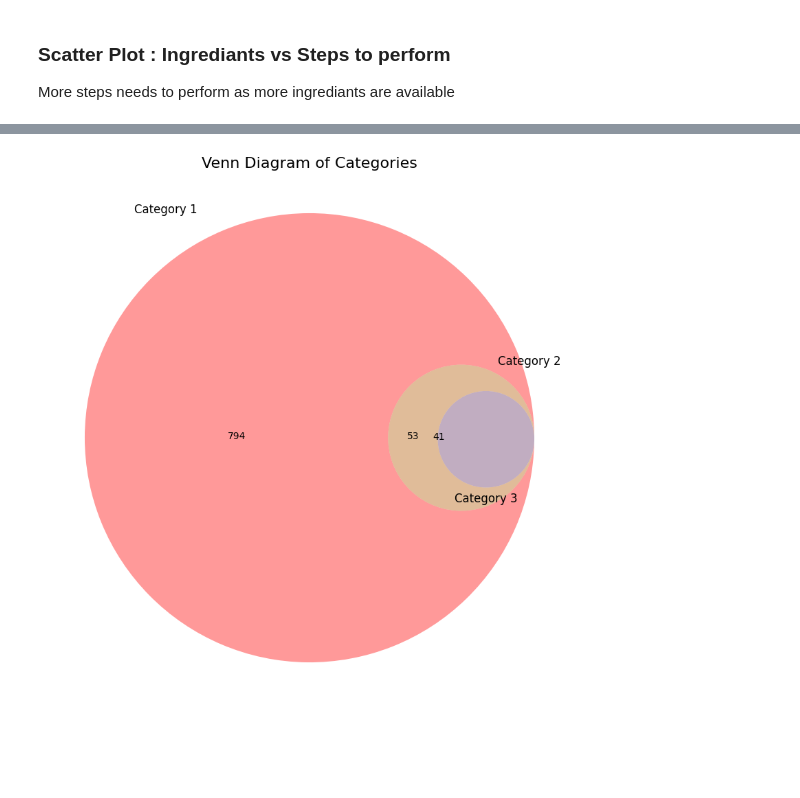
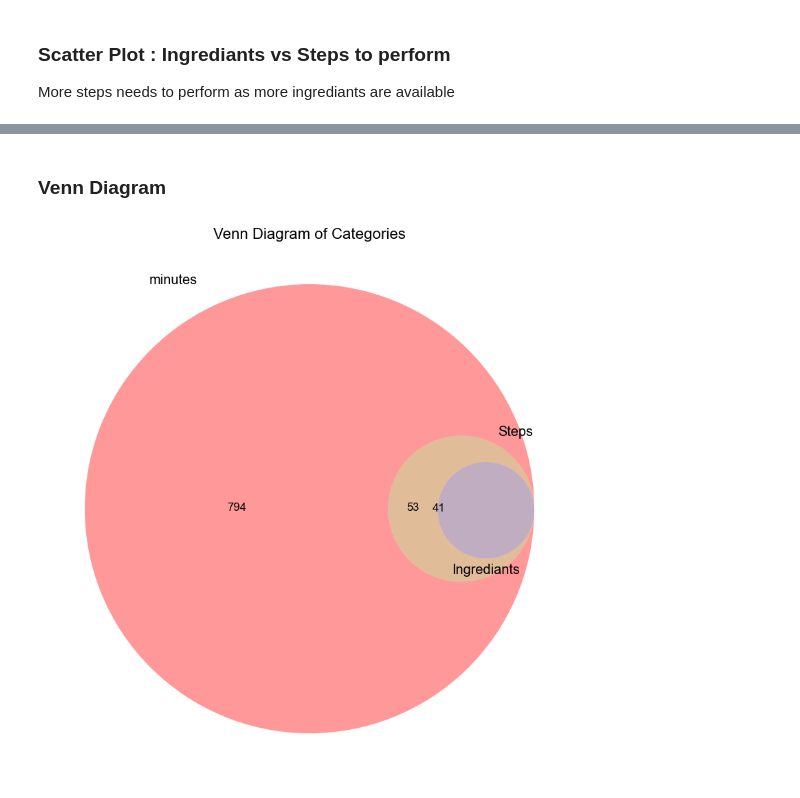
Before and after one commit to khushbunlad/PROG8431, a Jupyter notebook: Workshop2.ipynb, the cells around one changed output, grey strips where cells are left out. Drawn from its saved outputs; the diff is of its cells as text; code cells hidden in the pictures; blank space fills up the shorter version.

```diff
--- a/Workshop2.ipynb
+++ b/Workshop2.ipynb
@@ -206,29 +230,30 @@ plt.show()
+# %% [markdown]
+### Venn Diagram
 # %%
 from matplotlib_venn import venn3
 
 # Load your dataset
 # Adjust the file name and path as necessary
 df = pd.read_csv('./Dataset/RAW_recipes.csv')
 
-# Assuming you have three categories you want to compare
 # Replace these with your actual column names
 set1 = set(df['minutes'])
 set2 = set(df['n_steps'])
 set3 = set(df['n_ingredients'])
 
 # Create the Venn diagram
 plt.figure(figsize=(10, 10))
 venn3([set1, set2, set3],
-      set_labels=('Category 1', 'Category 2', 'Category 3'))
+      set_labels=('minutes', 'Steps', 'Ingrediants'))
 
 # Customize the plot
 plt.title("Venn Diagram of Categories", fontsize=16)
 
 # Add some styling
 plt.rcParams['font.size'] = 12
 plt.rcParams['font.family'] = 'Arial'
 
 # Show the plot
 plt.show()
 # %% [output]
-[figure, old version]
+[figure, new version]
```
Also changed, not shown: parts of 16 cells of this notebook.
